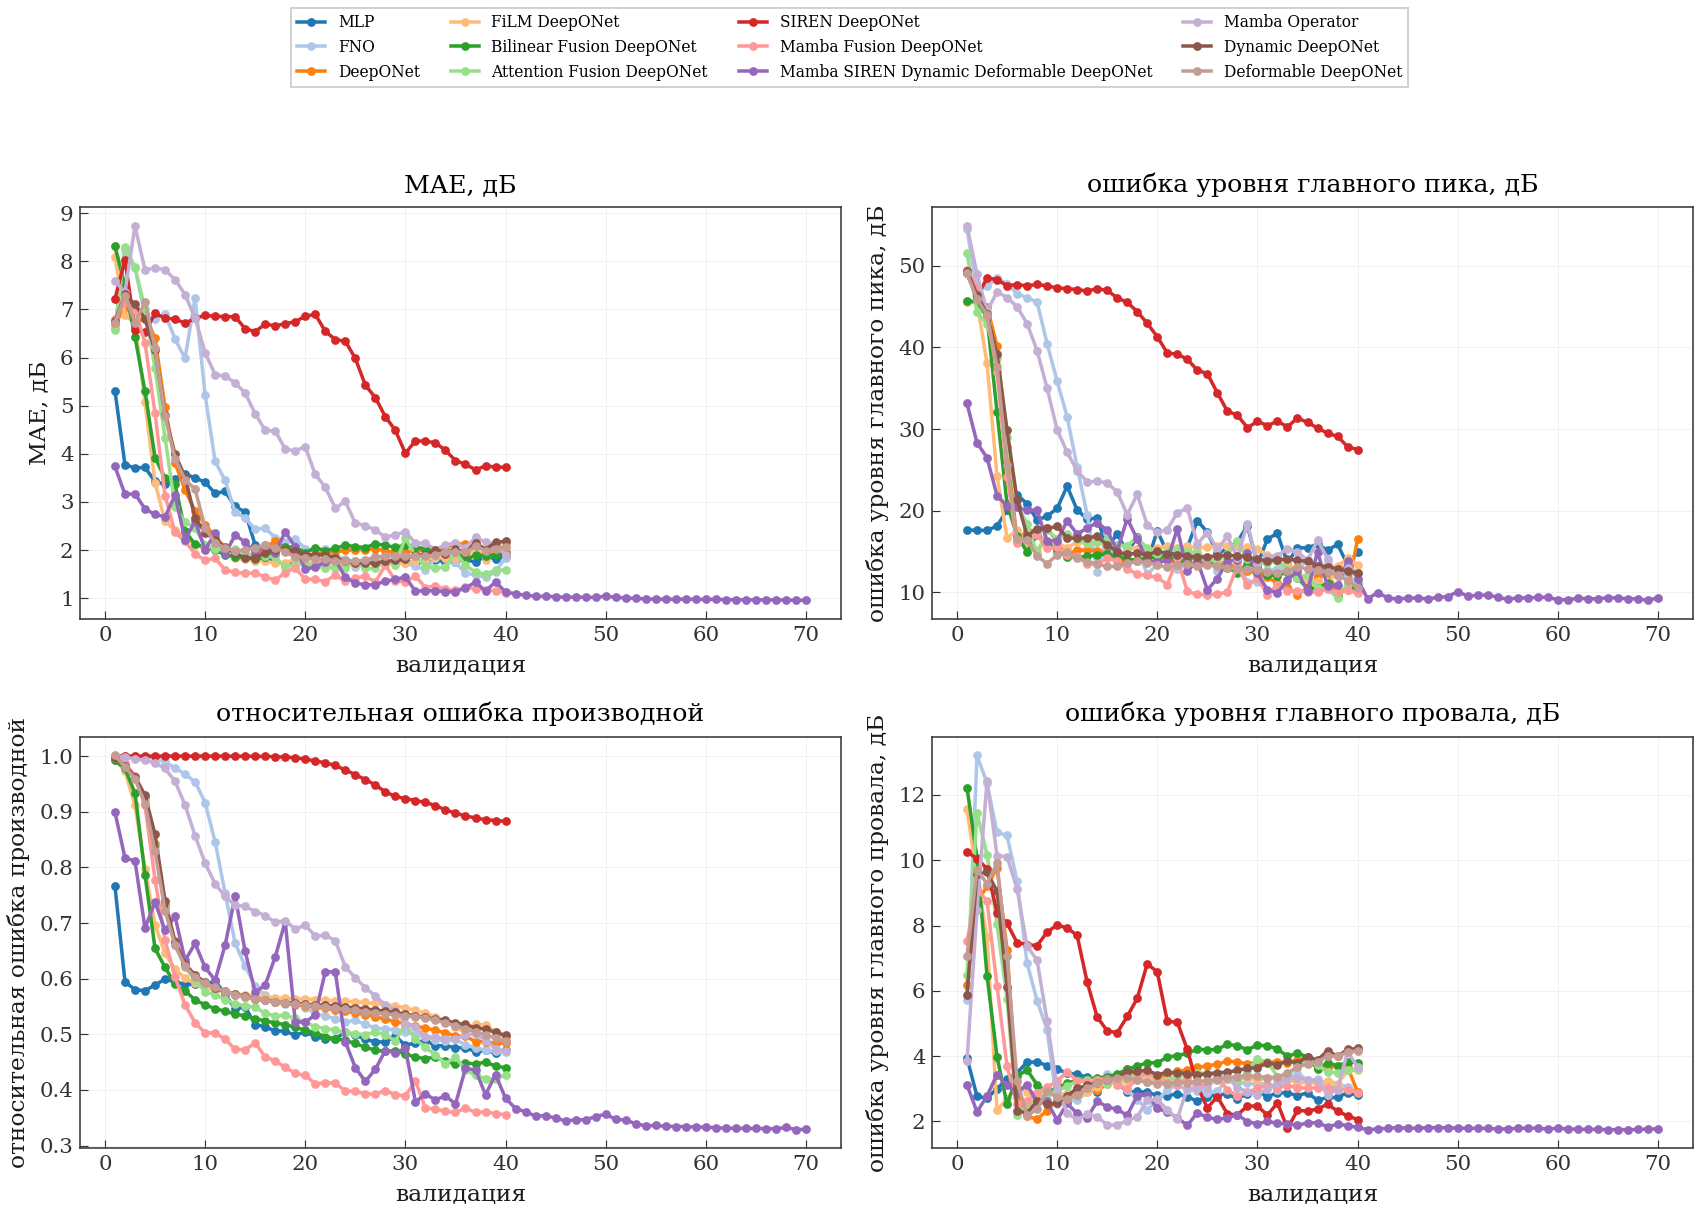
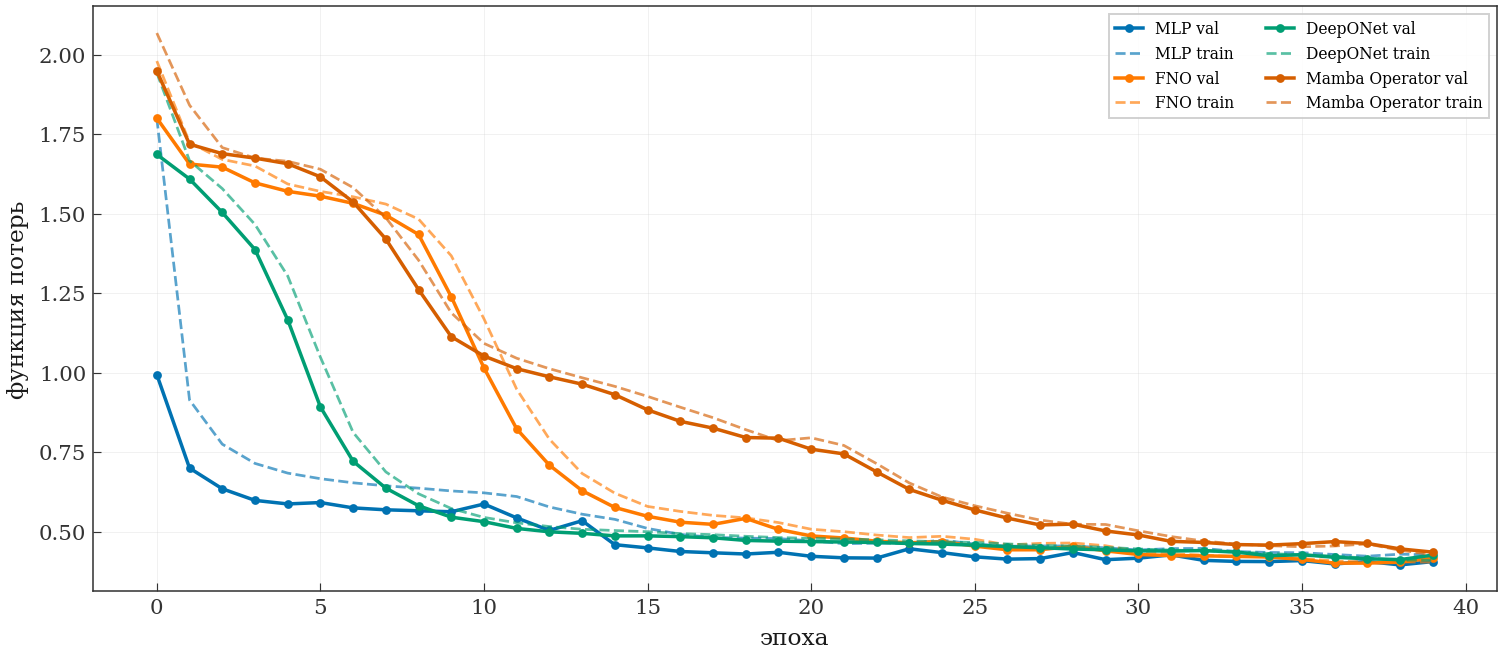
Unified diff of the notebook cell whose output changed from the first chart to the second:
--- before
+++ after
@@ -1,21 +1,13 @@
-top_metric_names = [
-    "mae",
-    "dominant_peak_level_mae_db",
-    "relative_derivative_l2",
-    "dominant_notch_level_mae_db"
-]
-
-metric_comparison = utils.compare_training_metrics(
+history_comparison = utils.compare_training_histories(
     globals(),
     model_specs,
-    metric_names=top_metric_names,
-    image_title="Метрики mlp fno deep",
+    image_title="Функции потерь mlp fno deep mamba",
     output_dir="article/images",
     style=True,
-    save=False,
+    save=True,
     show=True,
-    hide_titles=False,
+    hide_titles=True,
     overwrite=True,
-    yscale=None,
-    best_mode="min",
+    yscale="linear",
+    curves=("val", "train"),
 )

Commit: 3